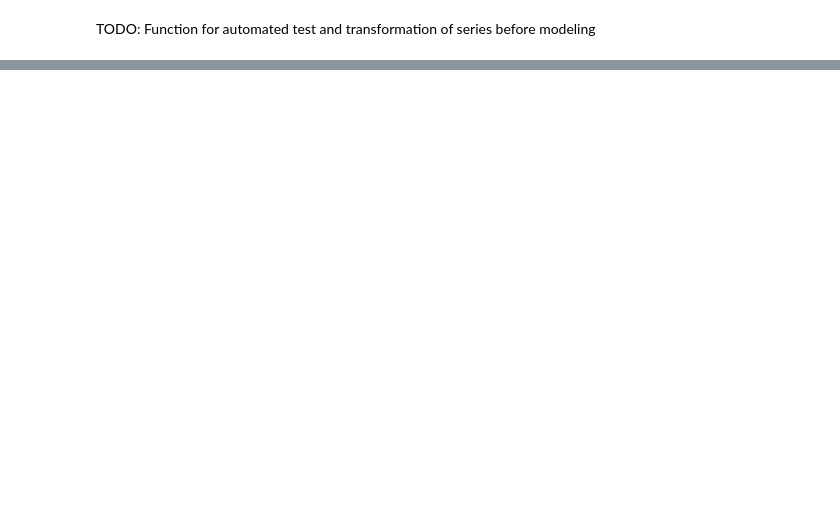
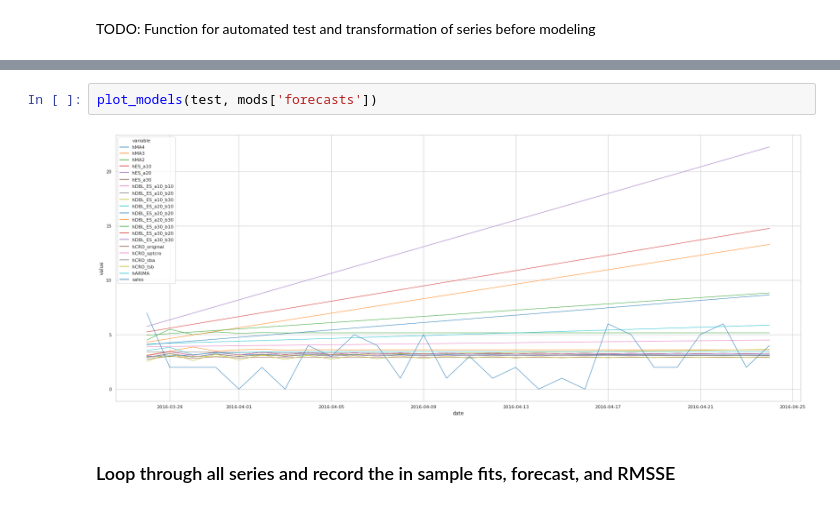
Before and after one commit to DanteHaywood/m5_forecast_accuracy, a Jupyter notebook: m5_forecast_accuracy.ipynb, the cells around one changed output, grey strips where cells are left out. Drawn from its saved outputs; the diff is of its cells as text; blank space fills up the shorter version.

```diff
--- a/m5_forecast_accuracy.ipynb
+++ b/m5_forecast_accuracy.ipynb
@@ -1179,0 +1195,6 @@ sns.lineplot(data=plot_melt, x='date', y='value', hue='variable', palette="tab10
+# %%
+plot_models(test, mods['forecasts'])
+# %% [output]
+[figure, added]
+# %% [markdown]
+### Loop through all series and record the in sample fits, forecast, and RMSSE
```
Also changed, not shown: parts of 85 cells of this notebook.
